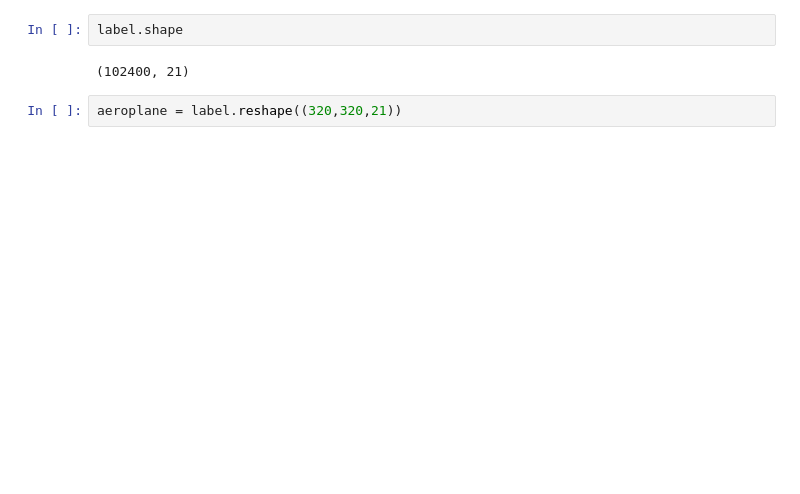
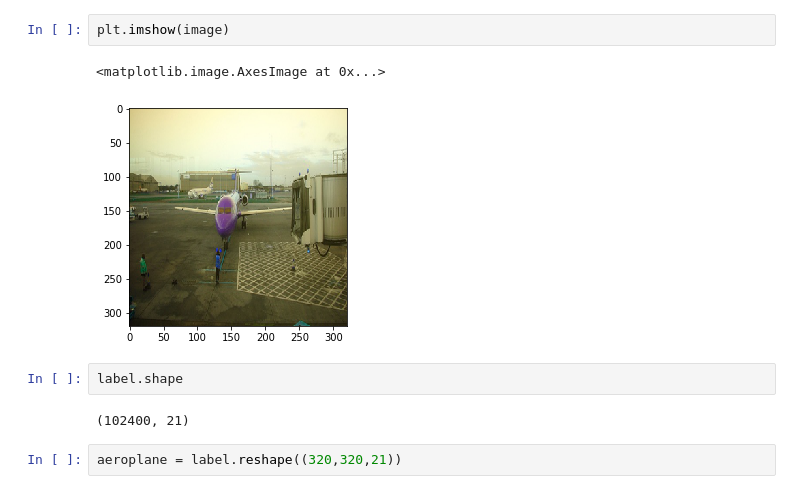
Before and after one commit to marcelsan/semantic-segmentation, a Jupyter notebook: notebooks/Test Model.ipynb, the cells around one changed output. Drawn from its saved outputs; the diff is of its cells as text; blank space fills up the shorter version.

```diff
--- a/notebooks/Test Model.ipynb
+++ b/notebooks/Test Model.ipynb
@@ -59,3 +60,8 @@ label = loaded_model.predict(batch, 1)[0]
+# %%
+plt.imshow(image)
+# %% [output]
+<matplotlib.image.AxesImage at 0x...>
+[figure, added]
 # %%
 label.shape
 # %% [output]
```
Also changed, not shown: parts of 11 cells of this notebook, 1 other file.
